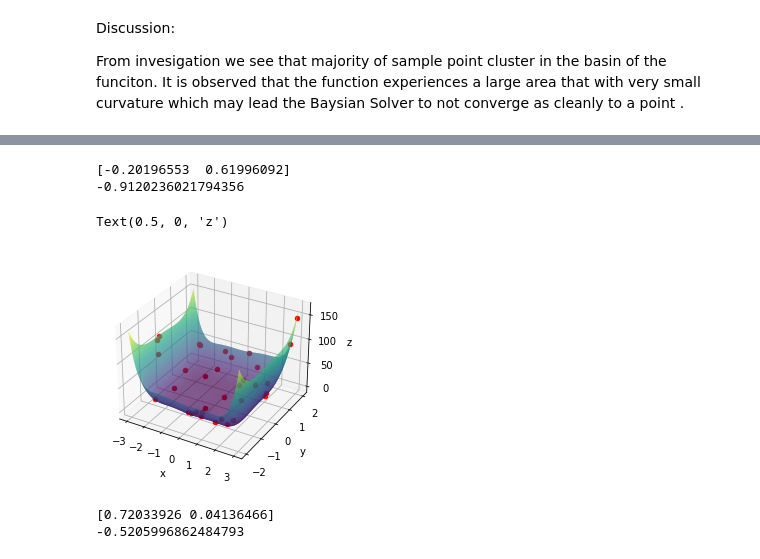
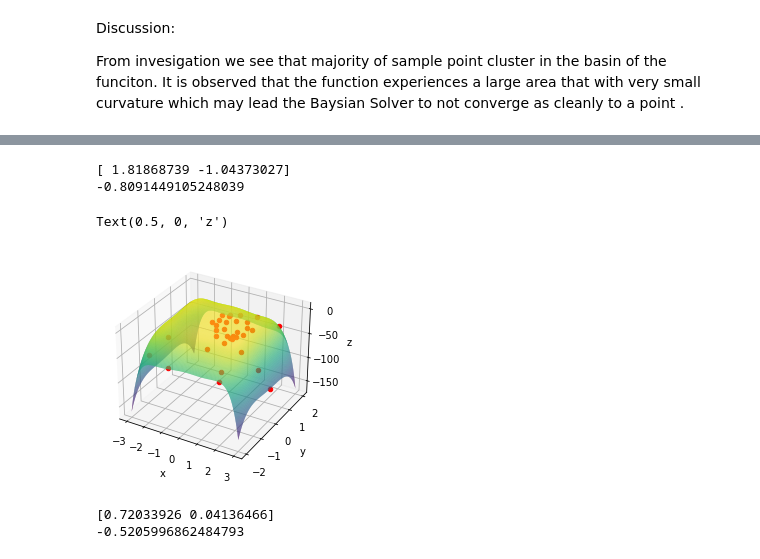
Before and after one commit to Cwhitney32/DesignOptimization, a Jupyter notebook: Homework 3.ipynb, the cells around one changed output, grey strips where cells are left out. Cells and saved outputs as stored; diff of their text form; code cells hidden in the pictures.

```diff
--- a/Homework 3.ipynb
+++ b/Homework 3.ipynb
@@ -200,7 +200,7 @@ from plotters import*
 %matplotlib inline
 
 def sample_loss(x):
-    return -((4-2.1*x[0]**2+((x[0]**4)/3))*x[0]**2+x[0]*x[1]+(-4+4*x[1]**2)*x[1]**2)
+    return ((4-2.1*x[0]**2+((x[0]**4)/3))*x[0]**2+x[0]*x[1]+(-4+4*x[1]**2)*x[1]**2)
 
 x = np.linspace(-3, 3, 300)
 y = np.linspace(-2, 2, 300)
@@ -211,7 +211,7 @@ bounds=np.array([[-3,3], [-2,2]])
 #xp, yp = bayesian_optimisation(n_iters, sample_loss, bounds,random_search=10000)
 
 #xp,yp=bayesian_optimisation(n_iters, sample_loss, bounds,[[0,0],[.1,0],[-.1,0],[-.2,.2]], gp_params=None, random_search=False, alpha=1e-6, epsilon=1e-11)
-xp,yp=bayesian_optimisation(n_iters, sample_loss, bounds,x0=None, gp_params=None, random_search=False, alpha=1e-9, epsilon=1e-11)
+xp,yp=bayesian_optimisation(n_iters, sample_loss, bounds,x0=None, gp_params=None, random_search=False, alpha=1e-6, epsilon=1e-11)
 
 s=len(xp)
 
@@ -253,7 +257,7 @@ from plotters import*
 %matplotlib inline
 
 def sample_loss(x):
-    return ((4-2.1*x[0]**2+((x[0]**4)/3))*x[0]**2+x[0]*x[1]+(-4+4*x[1]**2)*x[1]**2)
+    return -((4-2.1*x[0]**2+((x[0]**4)/3))*x[0]**2+x[0]*x[1]+(-4+4*x[1]**2)*x[1]**2)
 
 x = np.linspace(-3, 3, 300)
 y = np.linspace(-2, 2, 300)
@@ -261,37 +265,37 @@ y = np.linspace(-2, 2, 300)
 n_iters=30
 bounds=np.array([[-3,3], [-2,2]])
 
 #xp, yp = bayesian_optimisation(n_iters, sample_loss, bounds,random_search=10000)
 
 #xp,yp=bayesian_optimisation(n_iters, sample_loss, bounds,[[0,0],[.1,0],[-.1,0],[-.2,.2]], gp_params=None, random_search=False, alpha=1e-6, epsilon=1e-11)
-xp,yp=bayesian_optimisation(n_iters, sample_loss, bounds,x0=None, gp_params=None, random_search=False, alpha=1e-10, epsilon=1e-11)
+xp,yp=bayesian_optimisation(n_iters, sample_loss, bounds,x0=None, gp_params=None, random_search=False, alpha=1e-6, epsilon=1e-11)
 
 s=len(xp)
 
 x_sol=xp[s-1]
 
 sol=sample_loss(x_sol)
 
 print(x_sol)
 print(sol)
 
 X, Y = np.meshgrid(x, y)
 Z = sample_loss([X,Y])
 fig = plt.figure()
 ax = plt.axes(projection='3d')
 ax.plot_surface(X, Y, Z, rstride=1, cstride=1, cmap='viridis', edgecolor='none')
 
 for i in range(0,len(xp)-1):
     ax.scatter(xp[i,0],xp[i,1],yp[i],marker = 'o',color='r')
 
 ax.set_xlabel('x')
 ax.set_ylabel('y')
 ax.set_zlabel('z')
 # %% [output]
-[-0.20196553  0.61996092]
--0.9120236021794356
+[ 1.81868739 -1.04373027]
+-0.8091449105248039
 Text(0.5, 0, 'z')
-[figure, old version]
+[figure, new version]
 # %%
 import numpy as np
 import sklearn
```
Also changed, not shown: parts of 2 cells of this notebook.
